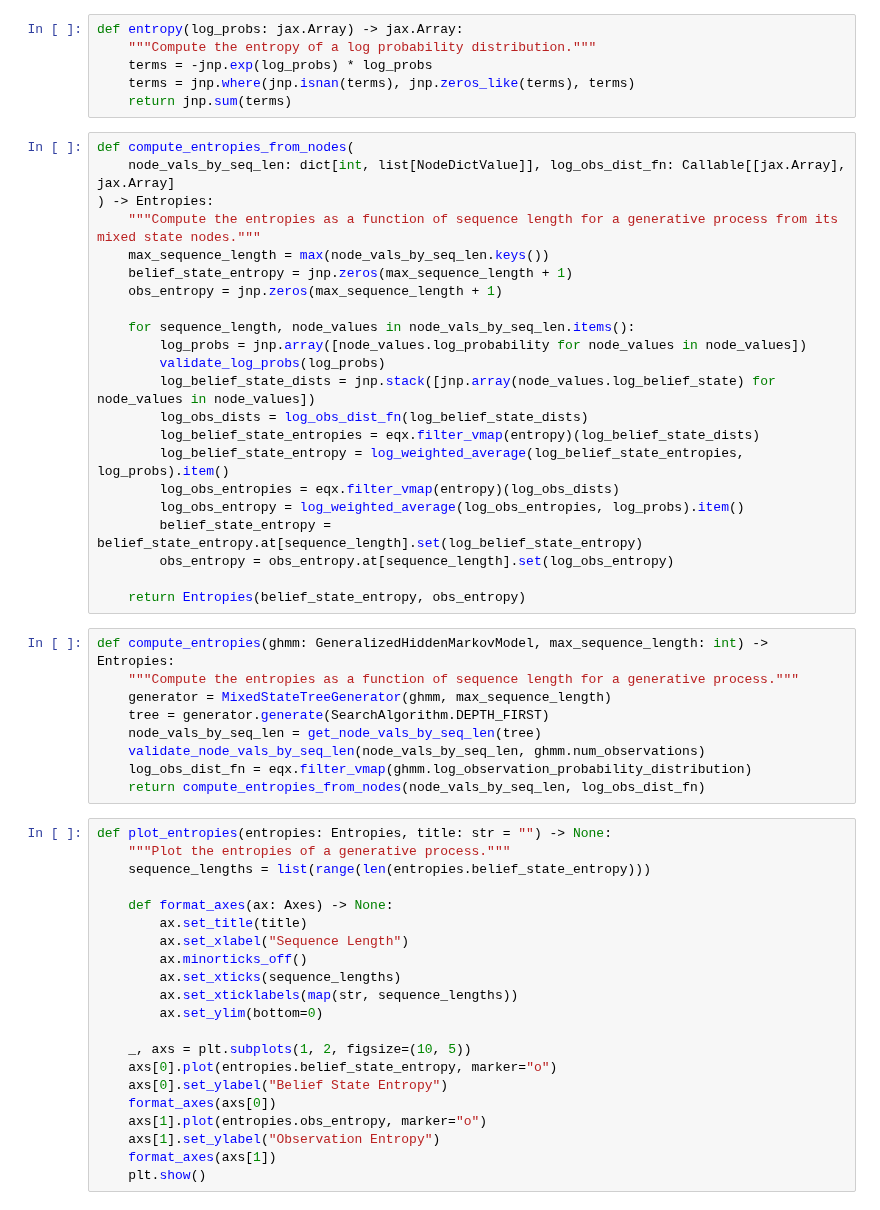
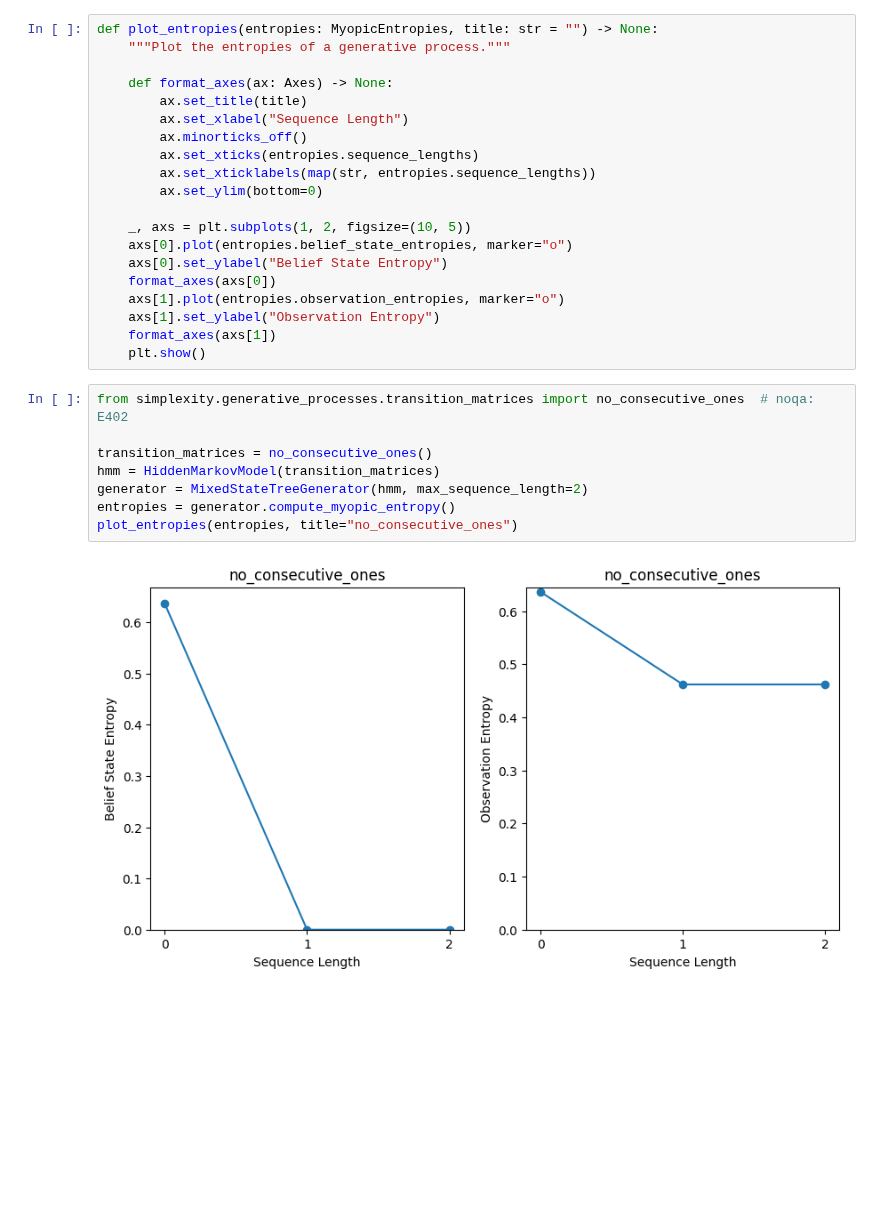
Before and after one commit to Astera-org/simplexity, a Jupyter notebook: notebooks/myopic_entropy.ipynb, the cells around one changed output. Saved outputs shown, nothing was run; the diff lists cells and outputs as text; blank space fills up the shorter version.

```diff
--- a/notebooks/myopic_entropy.ipynb
+++ b/notebooks/myopic_entropy.ipynb
@@ -48,58 +10,30 @@ def log_weighted_average(log_values: jax.Array, log_probs: jax.Array) -> jax.Arr
-# %%
-def entropy(log_probs: jax.Array) -> jax.Array:
-    """Compute the entropy of a log probability distribution."""
-    terms = -jnp.exp(log_probs) * log_probs
-    terms = jnp.where(jnp.isnan(terms), jnp.zeros_like(terms), terms)
-    return jnp.sum(terms)
-# %%
-def compute_entropies_from_nodes(
-    node_vals_by_seq_len: dict[int, list[NodeDictValue]], log_obs_dist_fn: Callable[[jax.Array], jax.Array]
-) -> Entropies:
-    """Compute the entropies as a function of sequence length for a generative process from its mixed state nodes."""
-    max_sequence_length = max(node_vals_by_seq_len.keys())
-    belief_state_entropy = jnp.zeros(max_sequence_length + 1)
-    obs_entropy = jnp.zeros(max_sequence_length + 1)
-
-    for sequence_length, node_values in node_vals_by_seq_len.items():
-        log_probs = jnp.array([node_values.log_probability for node_values in node_values])
-        validate_log_probs(log_probs)
-        log_belief_state_dists = jnp.stack([jnp.array(node_values.log_belief_state) for node_values in node_values])
-        log_obs_dists = log_obs_dist_fn(log_belief_state_dists)
-        log_belief_state_entropies = eqx.filter_vmap(entropy)(log_belief_state_dists)
-        log_belief_state_entropy = log_weighted_average(log_belief_state_entropies, log_probs).item()
-        log_obs_entropies = eqx.filter_vmap(entropy)(log_obs_dists)
-        log_obs_entropy = log_weighted_average(log_obs_entropies, log_probs).item()
-        belief_state_entropy = belief_state_entropy.at[sequence_length].set(log_belief_state_entropy)
-        obs_entropy = obs_entropy.at[sequence_length].set(log_obs_entropy)
-
-    return Entropies(belief_state_entropy, obs_entropy)
-# %%
-def compute_entropies(ghmm: GeneralizedHiddenMarkovModel, max_sequence_length: int) -> Entropies:
-    """Compute the entropies as a function of sequence length for a generative process."""
-    generator = MixedStateTreeGenerator(ghmm, max_sequence_length)
-    tree = generator.generate(SearchAlgorithm.DEPTH_FIRST)
-    node_vals_by_seq_len = get_node_vals_by_seq_len(tree)
-    validate_node_vals_by_seq_len(node_vals_by_seq_len, ghmm.num_observations)
-    log_obs_dist_fn = eqx.filter_vmap(ghmm.log_observation_probability_distribution)
-    return compute_entropies_from_nodes(node_vals_by_seq_len, log_obs_dist_fn)
 # %%
-def plot_entropies(entropies: Entropies, title: str = "") -> None:
+def plot_entropies(entropies: MyopicEntropies, title: str = "") -> None:
     """Plot the entropies of a generative process."""
-    sequence_lengths = list(range(len(entropies.belief_state_entropy)))
 
     def format_axes(ax: Axes) -> None:
         ax.set_title(title)
         ax.set_xlabel("Sequence Length")
         ax.minorticks_off()
-        ax.set_xticks(sequence_lengths)
-        ax.set_xticklabels(map(str, sequence_lengths))
+        ax.set_xticks(entropies.sequence_lengths)
+        ax.set_xticklabels(map(str, entropies.sequence_lengths))
         ax.set_ylim(bottom=0)
 
     _, axs = plt.subplots(1, 2, figsize=(10, 5))
-    axs[0].plot(entropies.belief_state_entropy, marker="o")
+    axs[0].plot(entropies.belief_state_entropies, marker="o")
     axs[0].set_ylabel("Belief State Entropy")
     format_axes(axs[0])
-    axs[1].plot(entropies.obs_entropy, marker="o")
+    axs[1].plot(entropies.observation_entropies, marker="o")
     axs[1].set_ylabel("Observation Entropy")
     format_axes(axs[1])
     plt.show()
+# %%
+from simplexity.generative_processes.transition_matrices import no_consecutive_ones  # noqa: E402
+
+transition_matrices = no_consecutive_ones()
+hmm = HiddenMarkovModel(transition_matrices)
+generator = MixedStateTreeGenerator(hmm, max_sequence_length=2)
+entropies = generator.compute_myopic_entropy()
+plot_entropies(entropies, title="no_consecutive_ones")
+# %% [output]
+[figure, added]
```
Also changed, not shown: parts of 11 cells of this notebook.
